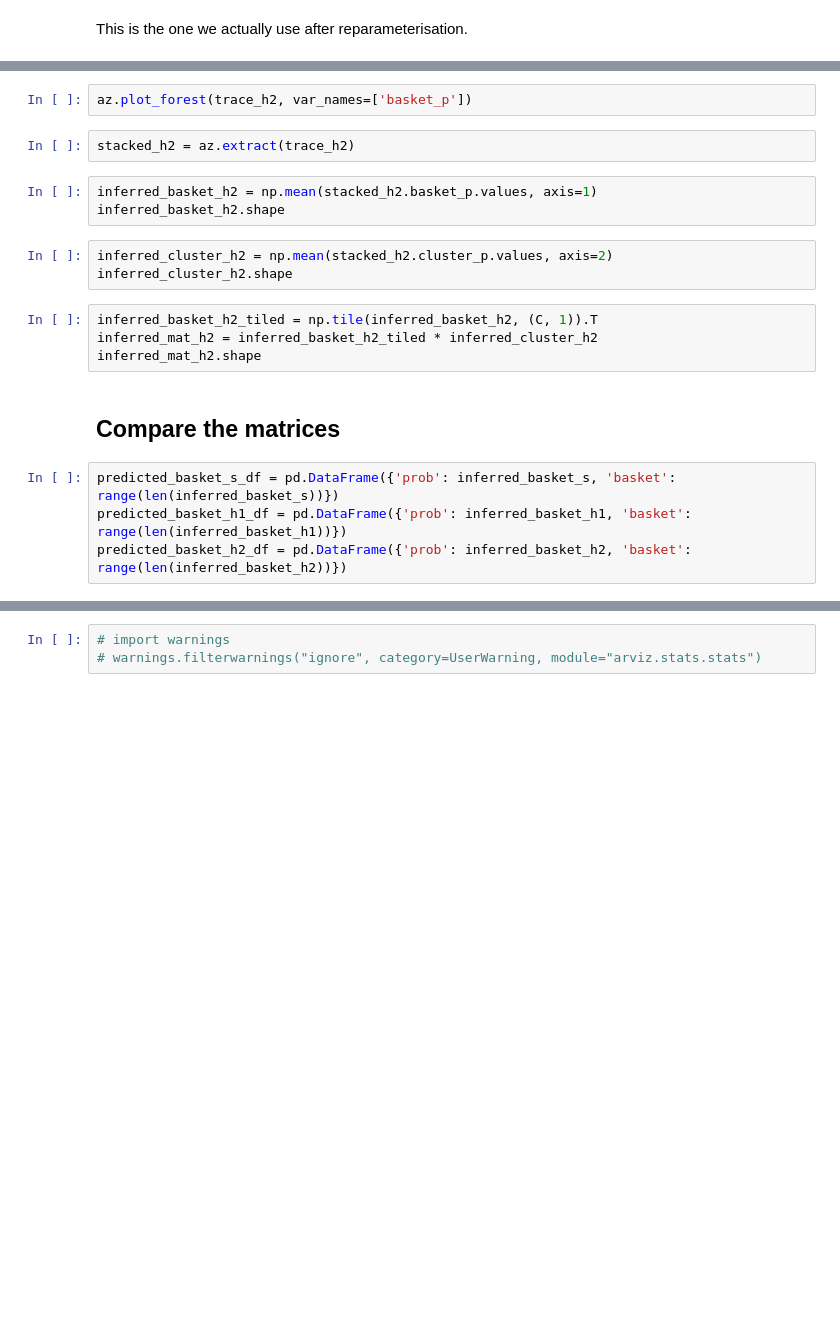
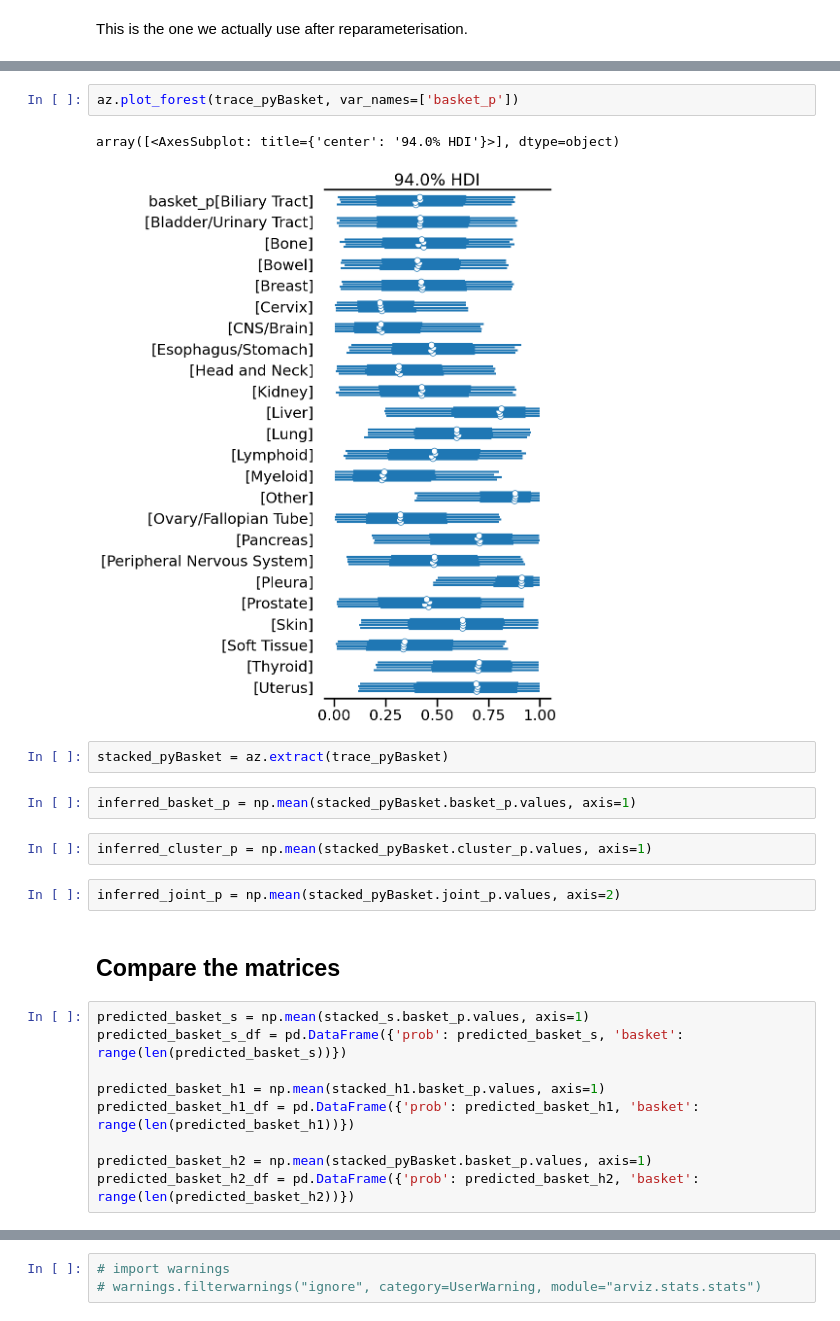
Before and after one commit to glasgowcompbio/pyBasket, a Jupyter notebook: notebooks/patient_analysis_Docetaxel_cluster_5.ipynb, the cells around one changed output, grey strips where cells are left out. Saved outputs shown, nothing was run; the diff lists cells and outputs as text; blank space fills up the shorter version.

```diff
--- a/notebooks/patient_analysis_Docetaxel_cluster_5.ipynb
+++ b/notebooks/patient_analysis_Docetaxel_cluster_5.ipynb
@@ -684,23 +686,27 @@ az.plot_trace(trace_h2, var_names=['basket_p']);
 # %%
-az.plot_forest(trace_h2, var_names=['basket_p'])
+az.plot_forest(trace_pyBasket, var_names=['basket_p'])
+# %% [output]
+array([<AxesSubplot: title={'center': '94.0% HDI'}>], dtype=object)
+[figure, added]
 # %%
-stacked_h2 = az.extract(trace_h2)
+stacked_pyBasket = az.extract(trace_pyBasket)
 # %%
-inferred_basket_h2 = np.mean(stacked_h2.basket_p.values, axis=1)
-inferred_basket_h2.shape
+inferred_basket_p = np.mean(stacked_pyBasket.basket_p.values, axis=1)
 # %%
-inferred_cluster_h2 = np.mean(stacked_h2.cluster_p.values, axis=2)
-inferred_cluster_h2.shape
+inferred_cluster_p = np.mean(stacked_pyBasket.cluster_p.values, axis=1)
-# %%
-inferred_basket_h2_tiled = np.tile(inferred_basket_h2, (C, 1)).T
-inferred_mat_h2 = inferred_basket_h2_tiled * inferred_cluster_h2
-inferred_mat_h2.shape
+# %%
+inferred_joint_p = np.mean(stacked_pyBasket.joint_p.values, axis=2)
 # %% [markdown]
 ## Compare the matrices
 # %%
-predicted_basket_s_df = pd.DataFrame({'prob': inferred_basket_s, 'basket': range(len(inferred_basket_s))})
-predicted_basket_h1_df = pd.DataFrame({'prob': inferred_basket_h1, 'basket': range(len(inferred_basket_h1))})
-predicted_basket_h2_df = pd.DataFrame({'prob': inferred_basket_h2, 'basket': range(len(inferred_basket_h2))})
+predicted_basket_s = np.mean(stacked_s.basket_p.values, axis=1)
+predicted_basket_s_df = pd.DataFrame({'prob': predicted_basket_s, 'basket': range(len(predicted_basket_s))})
+
+predicted_basket_h1 = np.mean(stacked_h1.basket_p.values, axis=1)
+predicted_basket_h1_df = pd.DataFrame({'prob': predicted_basket_h1, 'basket': range(len(predicted_basket_h1))})
+
+predicted_basket_h2 = np.mean(stacked_pyBasket.basket_p.values, axis=1)
+predicted_basket_h2_df = pd.DataFrame({'prob': predicted_basket_h2, 'basket': range(len(predicted_basket_h2))})
 # %%
 fig, ax = plt.subplots(1, 3, figsize=(20, 5), sharex=True, sharey=True)
 
```
Also changed, not shown: parts of 51 cells of this notebook, 9 other files.
